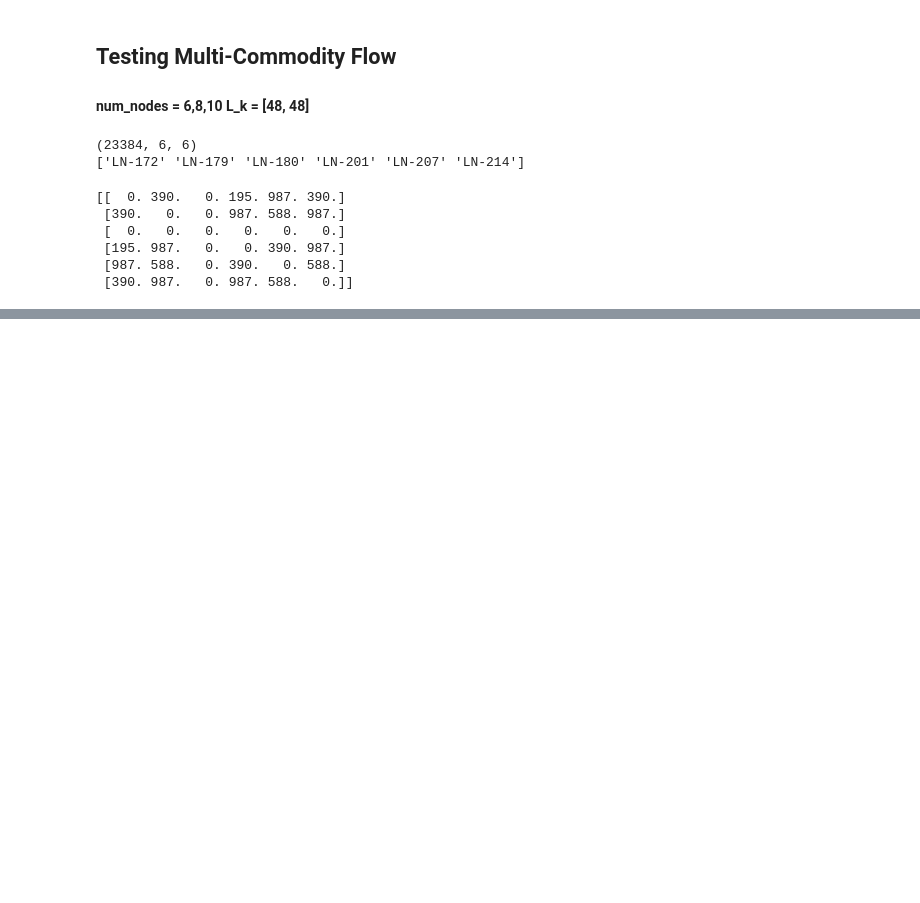
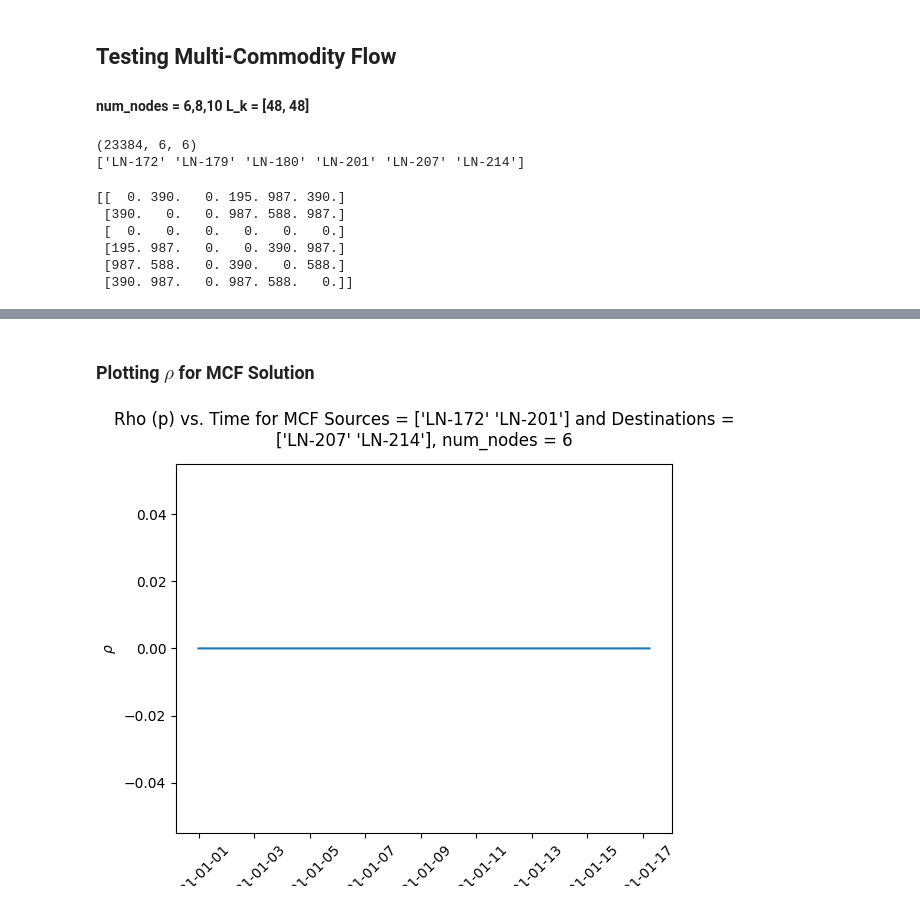
Before and after one commit to mcash8/LoonDataCollab, a Jupyter notebook: Topology Selection Baseline More Nodes and Flows.ipynb, the cells around one changed output, grey strips where cells are left out. Cells and saved outputs as stored; diff of their text form; code cells hidden in the pictures; blank space fills up the shorter version.

```diff
--- a/Topology Selection Baseline More Nodes and Flows.ipynb
+++ b/Topology Selection Baseline More Nodes and Flows.ipynb
@@ -157,7 +157,7 @@ rho_hist = np.zeros(capacities.shape[0],)
 L_k = [48.0, 48.0]
 
 start_time = time.time()
-for i in range(0, 1):
+for i in range(0, capacities.shape[0]):
 
     rho = MultiCommodityFlow(num_nodes, source, dest, L_k, T, capacities[i, :, :])
     rho_hist[i] = rho
@@ -177,0 +189,26 @@ TypeError: tuple indices must be integers or slices, not str
+# %% [markdown]
+### Plotting $ \rho $ for MCF Solution
+# %%
+#for figure titles
+idx_src = [x-1 for x in source]
+idx_dest = [x-1 for x in dest]
+
+fname = 'Rho vs. Time Nodes = %s MCF.png' % (num_nodes)
+fig_title = 'Rho (p) vs. Time for MCF Sources = %s and Destinations = %s, num_nodes = %s' %(flt_ids[idx_src], flt_ids[idx_dest], num_nodes)
+
+times = np.arange(np.datetime64('2021-01-01'),
+                  np.datetime64('2021-01-18'), np.timedelta64(1, 'm'))
+
+times = times[1:capacities.shape[0]+1]
+
+fig, ax = plt.subplots()
+ax.set_xlabel('Time (days)')
+ax.set_ylabel(r"$\rho$")
+ax.set_title(fig_title, pad=15, wrap=True)
+
+ax.plot(times, rho_hist, label ='p')
+ax.tick_params(axis='x', labelrotation = 45)
+os.chdir(folder_images)
+plt.savefig(fname, dpi = 300, bbox_inches='tight')
+# %% [output]
+[figure, added]
```
Also changed, not shown: parts of 1 cell of this notebook, 1 other file.
